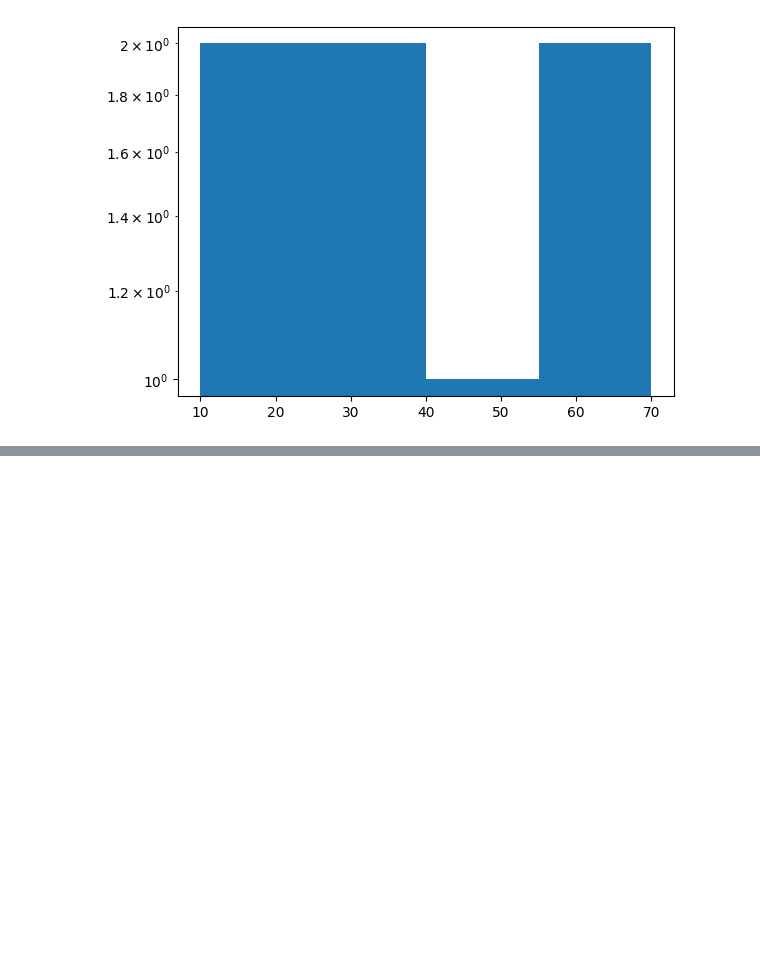
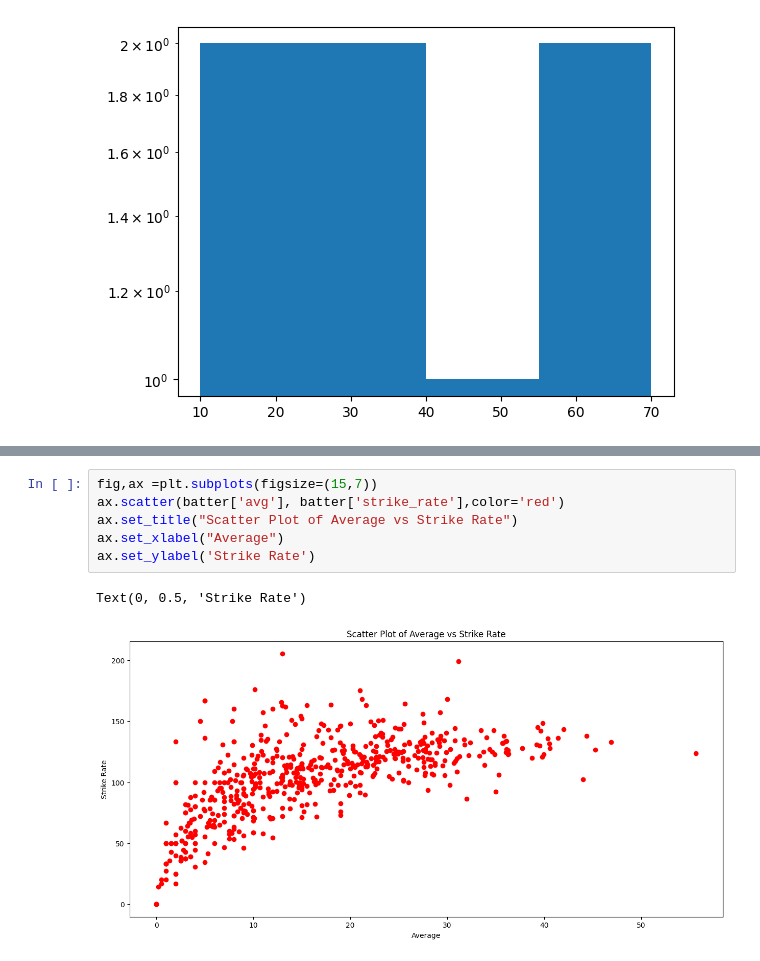
Before and after one commit to raaeel640/colab-work, a Jupyter notebook: Matplotlib.ipynb, the cells around one changed output, grey strips where cells are left out. Saved outputs shown, nothing was run; the diff lists cells and outputs as text; blank space fills up the shorter version.

```diff
--- a/Matplotlib.ipynb
+++ b/Matplotlib.ipynb
@@ -185,0 +292,9 @@ plt.savefig('sample.png')
+# %%
+fig,ax =plt.subplots(figsize=(15,7))
+ax.scatter(batter['avg'], batter['strike_rate'],color='red')
+ax.set_title("Scatter Plot of Average vs Strike Rate")
+ax.set_xlabel("Average")
+ax.set_ylabel('Strike Rate')
+# %% [output]
+Text(0, 0.5, 'Strike Rate')
+[figure, added]
```
Also changed, not shown: parts of 38 cells of this notebook.
